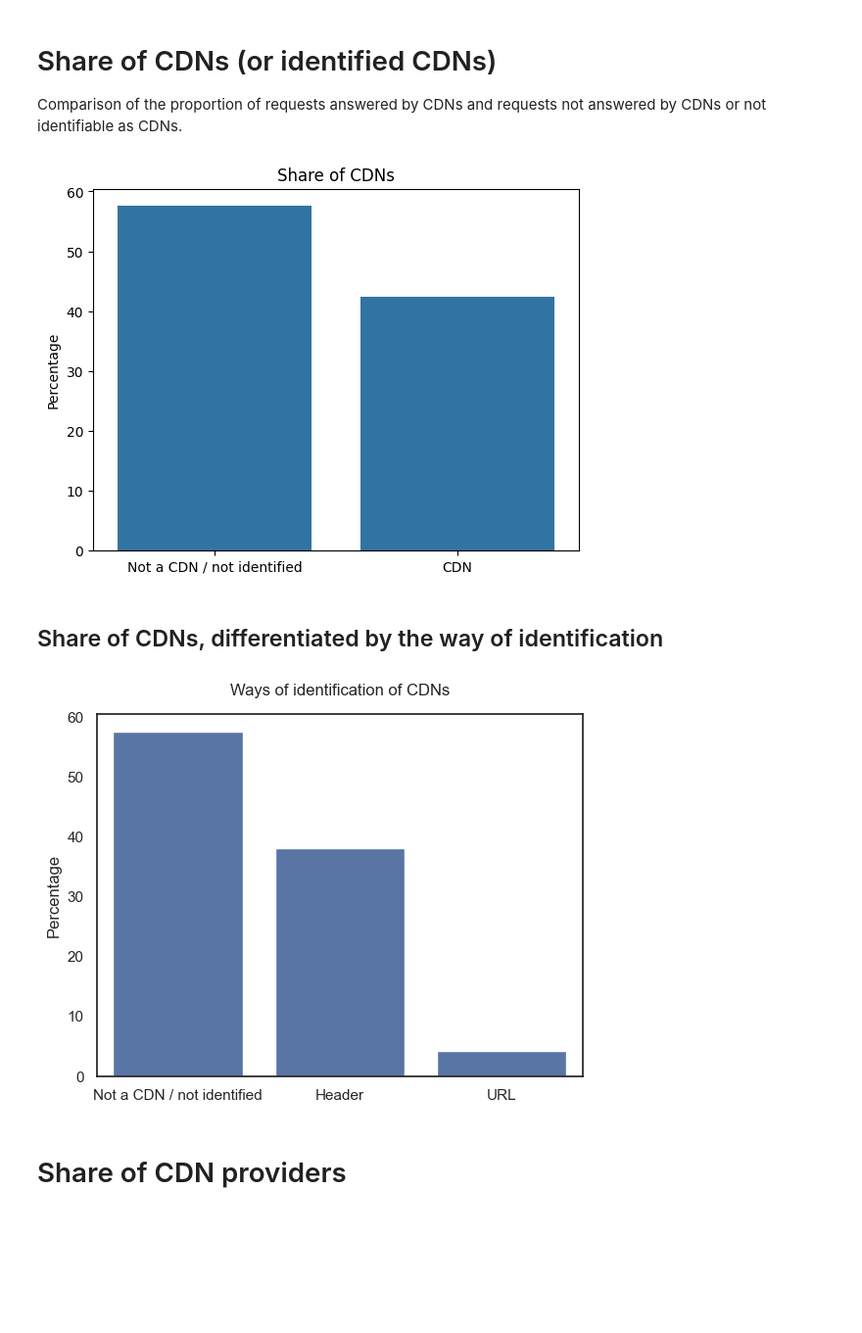
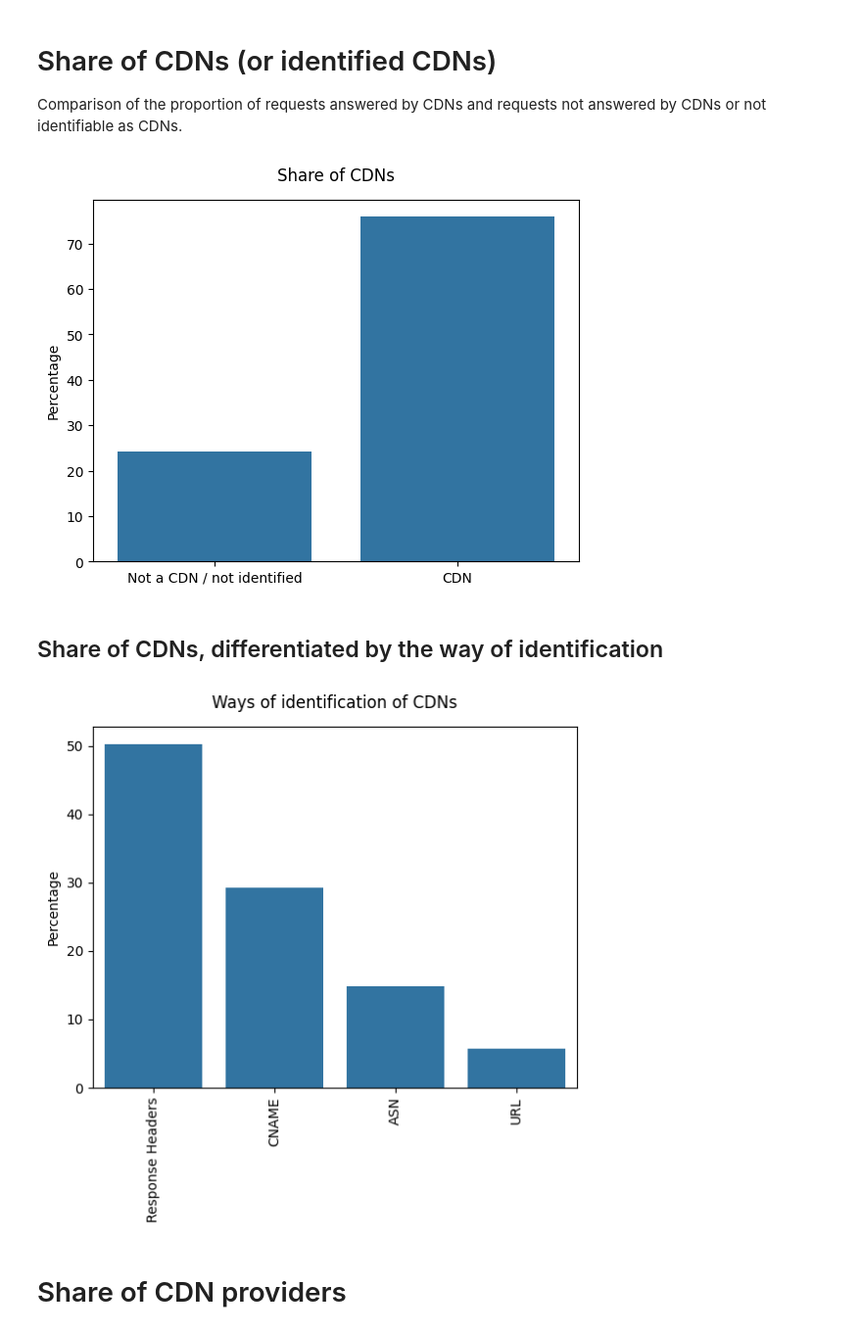
Before and after one commit to hanneskoksch/Analysis-of-CDNs, a Jupyter notebook: Analysis.ipynb, the cells around one changed output. Shown at 98% size. Drawn from its saved outputs; the diff is of its cells as text; code cells hidden in the pictures; blank space fills up the shorter version.

Commit message:
Continued Analysis and added CNAME & ASN check

```diff
--- a/Analysis.ipynb
+++ b/Analysis.ipynb
@@ -90,6 +90,8 @@ header_mappings = [
 
 
 def check_headers(header):
+    if header == "" or header is None:
+        return
     for header_mapping in header_mappings:
         if header_mapping[0] in header.lower():
             return header_mapping[1]
@@ -181,8 +185,9 @@ mappings = [
   [".ksyuncdn.com", "Kingsoft"]
 ]
 
-
 def check_url(url):
+    if url == "" or url is None:
+        return
     for mapping in mappings:
         if mapping[0] in url.lower():
             return mapping[1]
@@ -195,30 +217,33 @@ def check_url(url):
 # CDN identification
 # %%
 def new_identify_cdn(row):
-    # Check if CDN is detectable via headers
+    # Check if CDN is identifiable via headers
     cdn_by_header = check_headers(row['Response Headers'])
     if cdn_by_header:
         row["CDN"] = cdn_by_header
-        row["identified_via"] = "Header"
+        row["identified_via"] = "Response Headers"
         return pd.Series(row)
 
-    # Check if CDN is detectable via URL
+    # Check if CDN is identifiable via URL
     cdn_by_url = check_url(row['Full URL'])
     if cdn_by_url:
         row["CDN"] = cdn_by_url
         row["identified_via"] = "URL"
         return pd.Series(row)
 
-    ## Check if CDN is detectable via CNAME
-    #cdn_by_cname = check_cname(row['CNAME'])
-    #if cdn_by_cname:
-    #    return cdn_by_cname
-    #
-    ## Check if CDN is detectable via ASN
-    #cdn_by_asn = check_asn(row['ASN'])
-    #if cdn_by_asn:
-    #    return cdn_by_asn
+    # Check if CDN is identifiable via CNAME
+    cdn_by_cname = check_url(str(row['CNAME']))
+    if cdn_by_cname:
+        row["CDN"] = cdn_by_cname
+        row["identified_via"] = "CNAME"
+        return pd.Series(row)
 
-    # row["CDN"] = "Unknown"
+    # Check if CDN is identifiable via ASN
+    cdn_by_asn = check_asn(str(row['ASN Description']))
+    if cdn_by_asn:
+        row["CDN"] = cdn_by_asn
+        row["identified_via"] = "ASN"
+        return pd.Series(row)
+
     row["identified_via"] = "Not a CDN / not identified"
     return pd.Series(row)
@@ -296,29 +285,34 @@ percentages = [not_identified_percentage, identified_percentage]
 sns.barplot(x=categories, y=percentages)
 plt.ylabel('Percentage')
 plt.xlabel('')
-plt.title('Share of CDNs')
+plt.title('Share of CDNs', y=1.03)
 plt.show()
 # %% [output]
-[figure, old version]
+[figure, new version]
 # %% [markdown]
 ## Share of CDNs, differentiated by the way of identification
 # %%
+# Filter out not identified/non-CDNs
+filtered_df = df[df['identified_via'] != 'Not a CDN / not identified']
+
 # Count the occurrences of the individual values in the "identified_via" column
-detected_by_counts = df['identified_via'].value_counts()
+detected_by_counts = filtered_df['identified_via'].value_counts()
+
 # Calculate the percentages
 detected_by_percentages = detected_by_counts / detected_by_counts.sum() * 100
+
 # Sort the values by frequency (already sorted by value_counts())
 sorted_detected_by_percentages = detected_by_percentages.sort_values(ascending=False)
 
 # Create bar chart
-sns.set_theme(style="white")
+plt.xticks(rotation=90)
 sns.barplot(x=sorted_detected_by_percentages.index, y=sorted_detected_by_percentages.values)
 plt.ylabel('Percentage')
 plt.xlabel('')
 plt.title("Ways of identification of CDNs", y=1.03)
 plt.show()
 # %% [output]
-[figure, old version]
+[figure, new version]
 # %% [markdown]
 # Share of CDN providers
 # %% [markdown]
```
Also changed, not shown: parts of 9 cells of this notebook, 1 other file.
